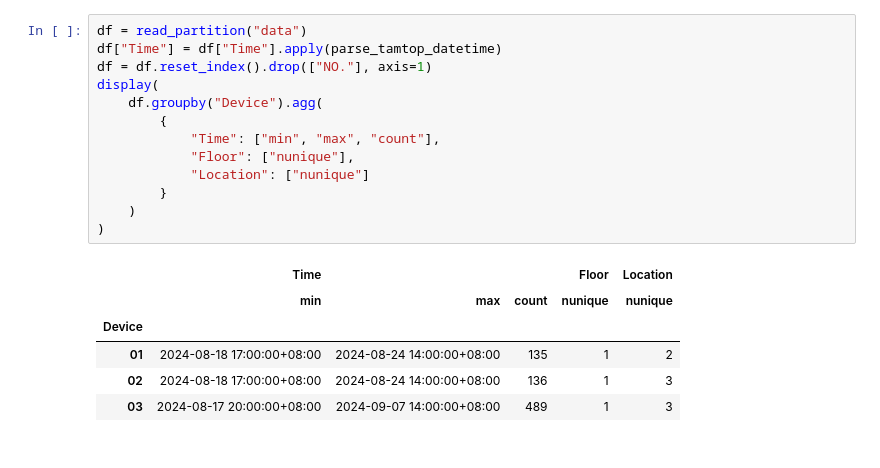
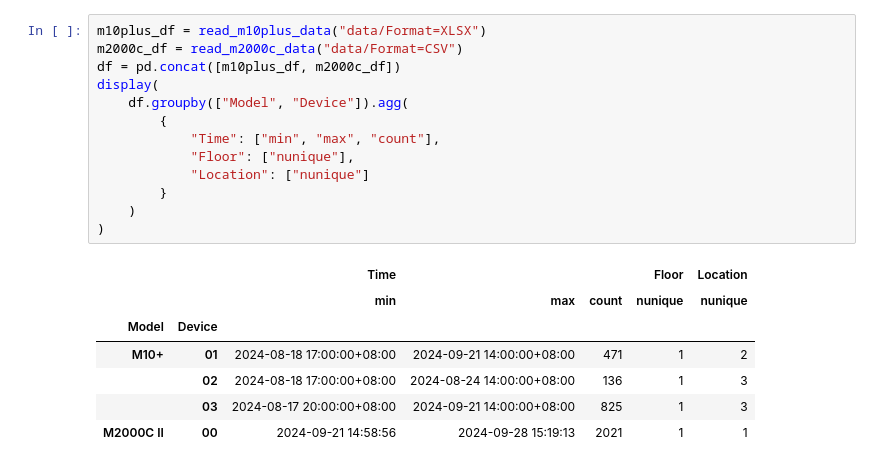
Before and after one commit to jackgene/trellis-aq, a Jupyter notebook: Common.ipynb, the cells around one changed output. Cells and saved outputs as stored; diff of their text form.

Commit message:
Added support for M2000C (CSV) data.

```diff
--- a/Common.ipynb
+++ b/Common.ipynb
@@ -32,20 +83,21 @@ def parse_tamtop_datetime(input: str) -> datetime.datetime:
 # %%
-df = read_partition("data")
-df["Time"] = df["Time"].apply(parse_tamtop_datetime)
-df = df.reset_index().drop(["NO."], axis=1)
+m10plus_df = read_m10plus_data("data/Format=XLSX")
+m2000c_df = read_m2000c_data("data/Format=CSV")
+df = pd.concat([m10plus_df, m2000c_df])
 display(
-    df.groupby("Device").agg(
+    df.groupby(["Model", "Device"]).agg(
         {
             "Time": ["min", "max", "count"],
             "Floor": ["nunique"],
             "Location": ["nunique"]
         }
     )
 )
 # %% [output]
-|  | Time |  |  | Floor | Location |
-|  | min | max | count | nunique | nunique |
-| Device |  |  |  |  |  |
-| 01 | 2024-08-18 17:00:00+08:00 | 2024-08-24 14:00:00+08:00 | 135 | 1 | 2 |
-| 02 | 2024-08-18 17:00:00+08:00 | 2024-08-24 14:00:00+08:00 | 136 | 1 | 3 |
-| 03 | 2024-08-17 20:00:00+08:00 | 2024-09-07 14:00:00+08:00 | 489 | 1 | 3 |
+|  |  | Time |  |  | Floor | Location |
+|  |  | min | max | count | nunique | nunique |
+| Model | Device |  |  |  |  |  |
+| M10+ | 01 | 2024-08-18 17:00:00+08:00 | 2024-09-21 14:00:00+08:00 | 471 | 1 | 2 |
+|  | 02 | 2024-08-18 17:00:00+08:00 | 2024-08-24 14:00:00+08:00 | 136 | 1 | 3 |
+|  | 03 | 2024-08-17 20:00:00+08:00 | 2024-09-21 14:00:00+08:00 | 825 | 1 | 3 |
+| M2000C II | 00 | 2024-09-21 14:58:56 | 2024-09-28 15:19:13 | 2021 | 1 | 1 |
```
Also changed, not shown: parts of 2 cells of this notebook, 35 other files.
